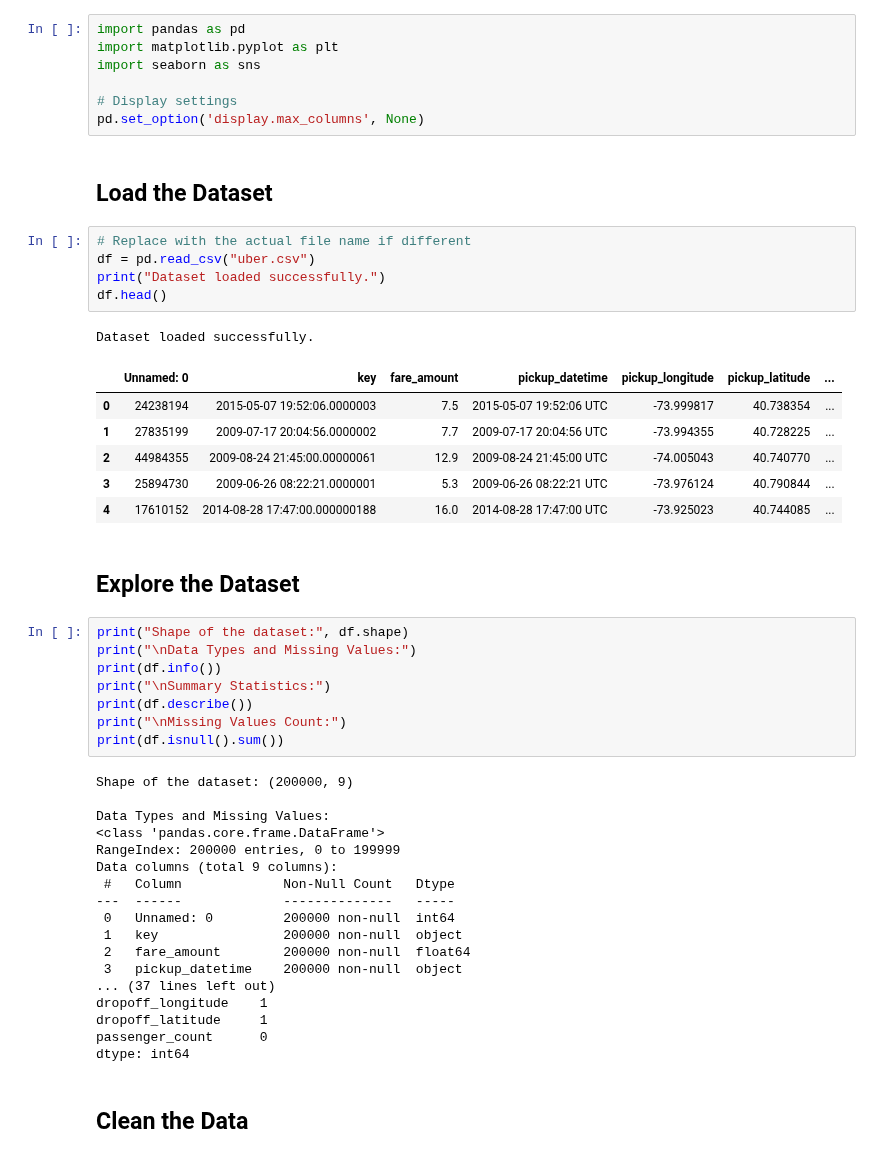
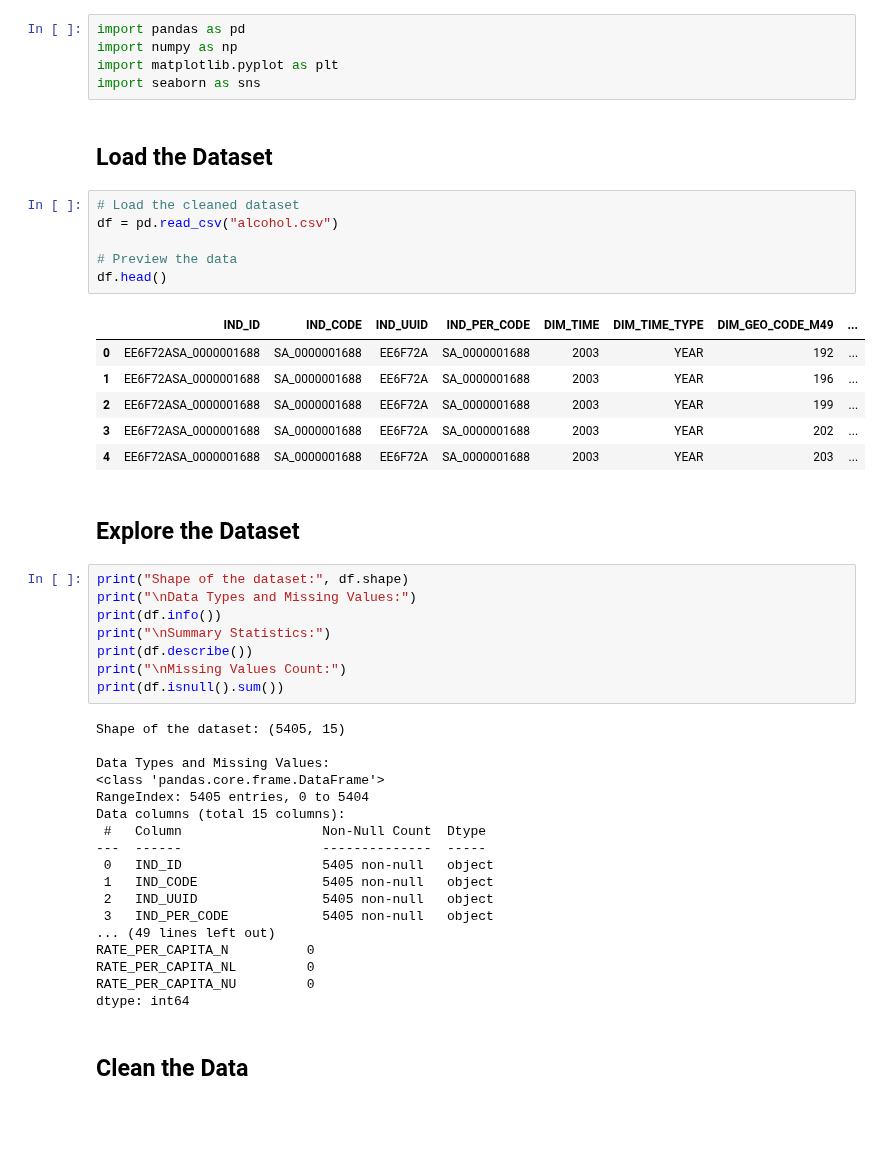
Before and after one commit to Gatsinzimeek/Alcohol-consumption-analysis, a Jupyter notebook: Alcohol.ipynb, the cells around one changed output. Drawn from its saved outputs; the diff is of its cells as text; blank space fills up the shorter version.

Commit message:
data visualization

```diff
--- a/Alcohol.ipynb
+++ b/Alcohol.ipynb
@@ -2,26 +2,24 @@
 # Uber Fares Dataset - Data Preparation with Python
 # %%
 import pandas as pd
+import numpy as np
 import matplotlib.pyplot as plt
 import seaborn as sns
-
-# Display settings
-pd.set_option('display.max_columns', None)
 # %% [markdown]
 ## Load the Dataset
 # %%
-# Replace with the actual file name if different
-df = pd.read_csv("uber.csv")
-print("Dataset loaded successfully.")
+# Load the cleaned dataset
+df = pd.read_csv("alcohol.csv")
+
+# Preview the data
 df.head()
 # %% [output]
-Dataset loaded successfully.
-|  | Unnamed: 0 | key | fare_amount | pickup_datetime | pickup_longitude | pickup_latitude | ... |
-| 0 | 24238194 | 2015-05-07 19:52:06.0000003 | 7.5 | 2015-05-07 19:52:06 UTC | -73.999817 | 40.738354 | ... |
-| 1 | 27835199 | 2009-07-17 20:04:56.0000002 | 7.7 | 2009-07-17 20:04:56 UTC | -73.994355 | 40.728225 | ... |
-| 2 | 44984355 | 2009-08-24 21:45:00.00000061 | 12.9 | 2009-08-24 21:45:00 UTC | -74.005043 | 40.740770 | ... |
-| 3 | 25894730 | 2009-06-26 08:22:21.0000001 | 5.3 | 2009-06-26 08:22:21 UTC | -73.976124 | 40.790844 | ... |
-| 4 | 17610152 | 2014-08-28 17:47:00.000000188 | 16.0 | 2014-08-28 17:47:00 UTC | -73.925023 | 40.744085 | ... |
+|  | IND_ID | IND_CODE | IND_UUID | IND_PER_CODE | DIM_TIME | DIM_TIME_TYPE | DIM_GEO_CODE_M49 | ... |
+| 0 | EE6F72ASA_0000001688 | SA_0000001688 | EE6F72A | SA_0000001688 | 2003 | YEAR | 192 | ... |
+| 1 | EE6F72ASA_0000001688 | SA_0000001688 | EE6F72A | SA_0000001688 | 2003 | YEAR | 196 | ... |
+| 2 | EE6F72ASA_0000001688 | SA_0000001688 | EE6F72A | SA_0000001688 | 2003 | YEAR | 199 | ... |
+| 3 | EE6F72ASA_0000001688 | SA_0000001688 | EE6F72A | SA_0000001688 | 2003 | YEAR | 202 | ... |
+| 4 | EE6F72ASA_0000001688 | SA_0000001688 | EE6F72A | SA_0000001688 | 2003 | YEAR | 203 | ... |
 # %% [markdown]
 ## Explore the Dataset
 # %%
@@ -33,22 +31,22 @@ print(df.describe())
 print("\nMissing Values Count:")
 print(df.isnull().sum())
 # %% [output]
-Shape of the dataset: (200000, 9)
+Shape of the dataset: (5405, 15)
 
 Data Types and Missing Values:
 <class 'pandas.core.frame.DataFrame'>
-RangeIndex: 200000 entries, 0 to 199999
-Data columns (total 9 columns):
- #   Column             Non-Null Count   Dtype
----  ------             --------------   -----
- 0   Unnamed: 0         200000 non-null  int64
- 1   key                200000 non-null  object
- 2   fare_amount        200000 non-null  float64
- 3   pickup_datetime    200000 non-null  object
-... (37 lines left out)
-dropoff_longitude    1
-dropoff_latitude     1
-passenger_count      0
+RangeIndex: 5405 entries, 0 to 5404
+Data columns (total 15 columns):
+ #   Column                  Non-Null Count  Dtype
+---  ------                  --------------  -----
+ 0   IND_ID                  5405 non-null   object
+ 1   IND_CODE                5405 non-null   object
+ 2   IND_UUID                5405 non-null   object
+ 3   IND_PER_CODE            5405 non-null   object
+... (49 lines left out)
+RATE_PER_CAPITA_N          0
+RATE_PER_CAPITA_NL         0
+RATE_PER_CAPITA_NU         0
 dtype: int64
 # %% [markdown]
 ## Clean the Data
```
Also changed, not shown: parts of 5 cells of this notebook.
